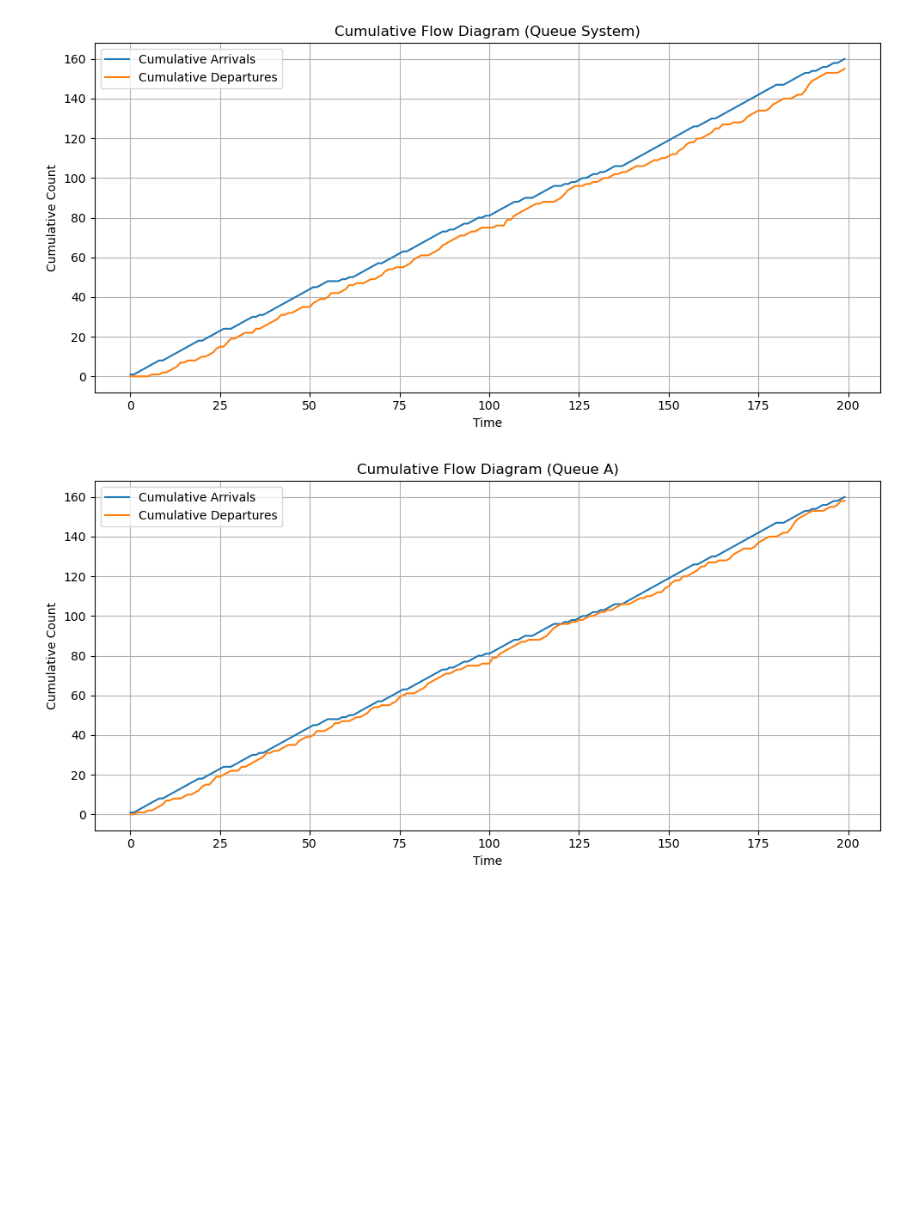
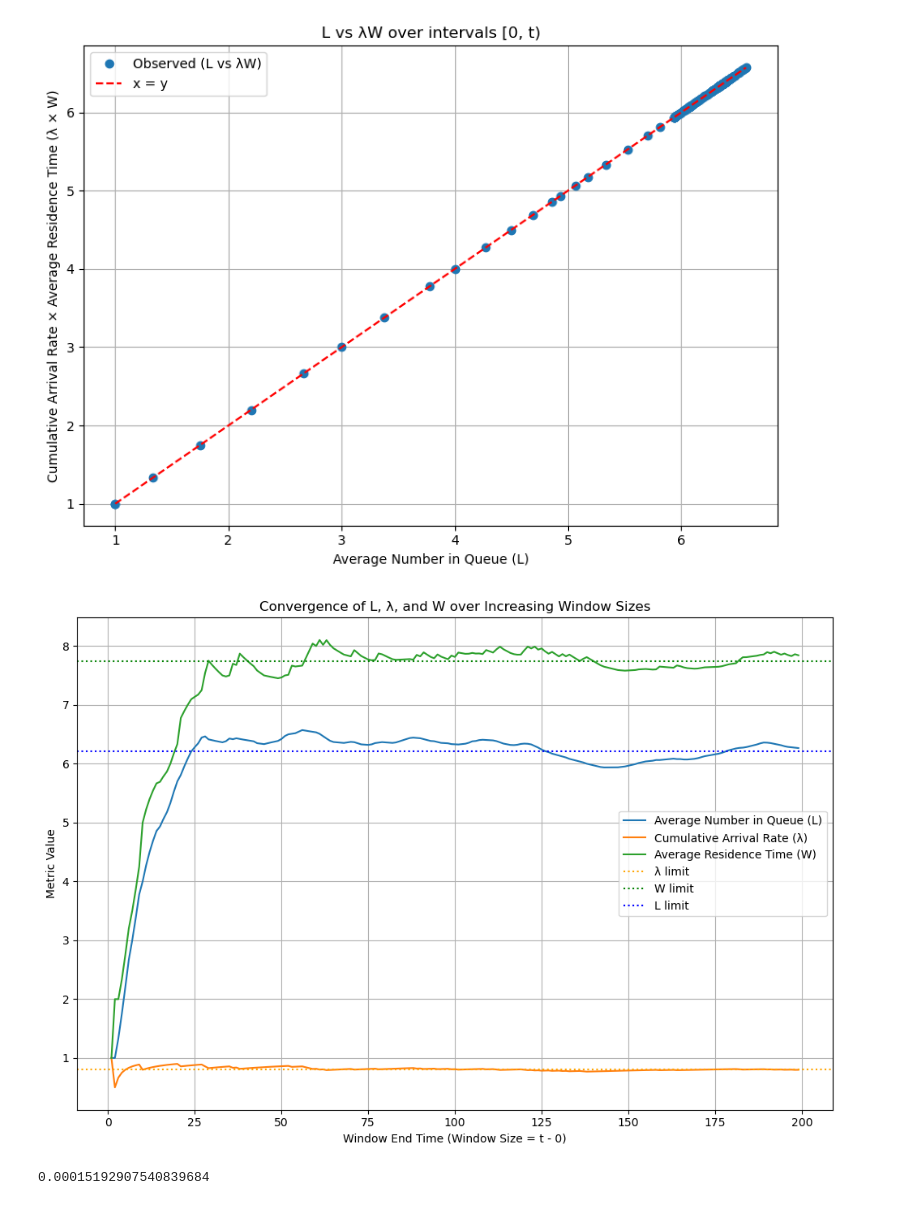
Before and after one commit to krishnaku/pypcalc, a Jupyter notebook: systems-dynamics.ipynb, the cells around one changed output. Drawn from its saved outputs; the diff is of its cells as text; code cells hidden in the pictures; blank space fills up the shorter version.

Commit message:
Add stability plots and detection.

```diff
--- a/systems-dynamics.ipynb
+++ b/systems-dynamics.ipynb
@@ -95,11 +245,15 @@ def plot_cumulative_flow(queue_name, presence, entity_index, T=200):
 # %%
-presence, entity_index = run_simulation()
+presence, arrival_index, entity_index = run_simulation()
 
-plot_cumulative_flow("System", presence, entity_index)
+df_stats = plot_l_vs_lambda_w(presence["System"], arrival_index["System"])
 
-plot_cumulative_flow("A", presence, entity_index)
+df_limits = plot_limit_curves(presence["System"], arrival_index["System"])
 
-plot_cumulative_flow("C", presence, entity_index)
+limits = estimate_limits(df_stats)
+print(limits['L_limit'] - limits['L_estimated'])
+
+tail_convergence = detect_stability_by_tail_convergence(df_stats, tail_frac=0.2, epsilon=0.00005)
 # %% [output]
-[figure, old version]
+[figure, new version]
-[figure, old version]
+[figure, new version]
+0.00015192907540839684
```
Also changed, not shown: parts of 2 cells of this notebook.
